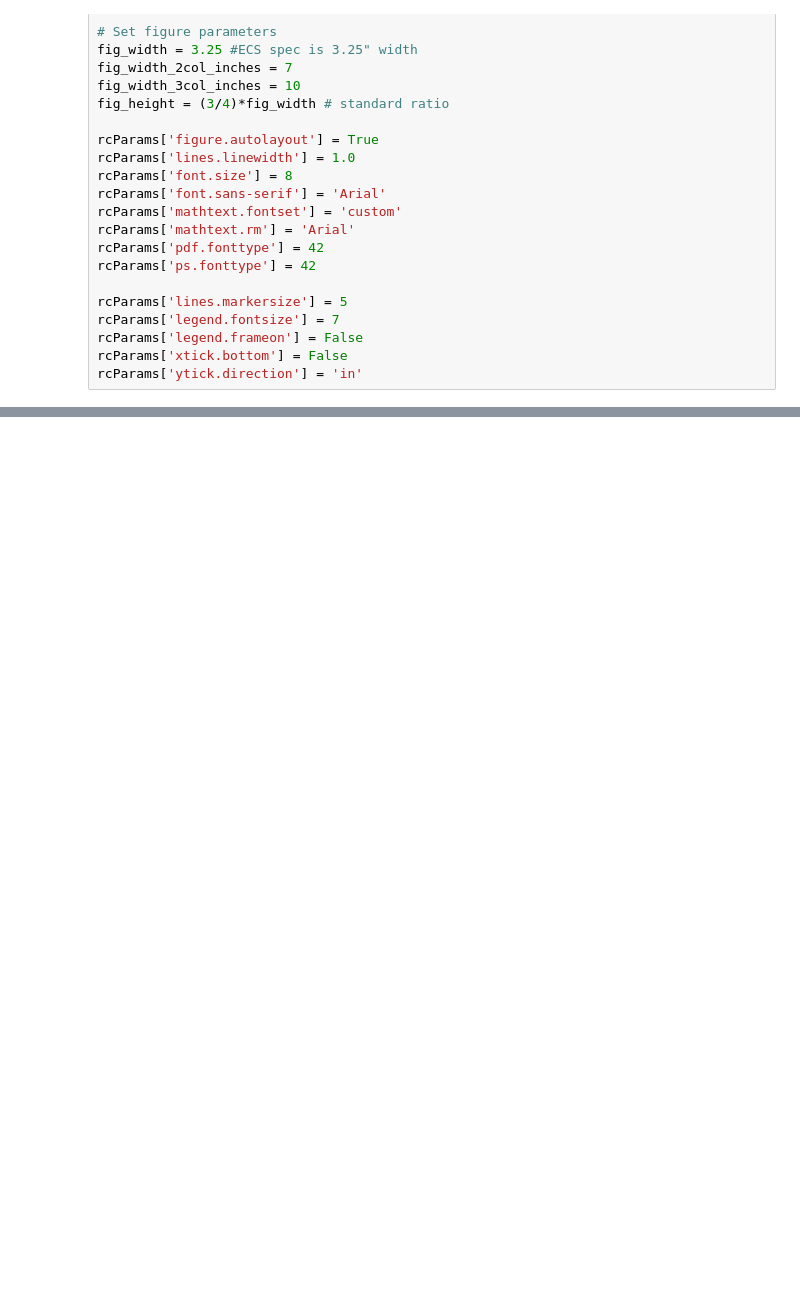
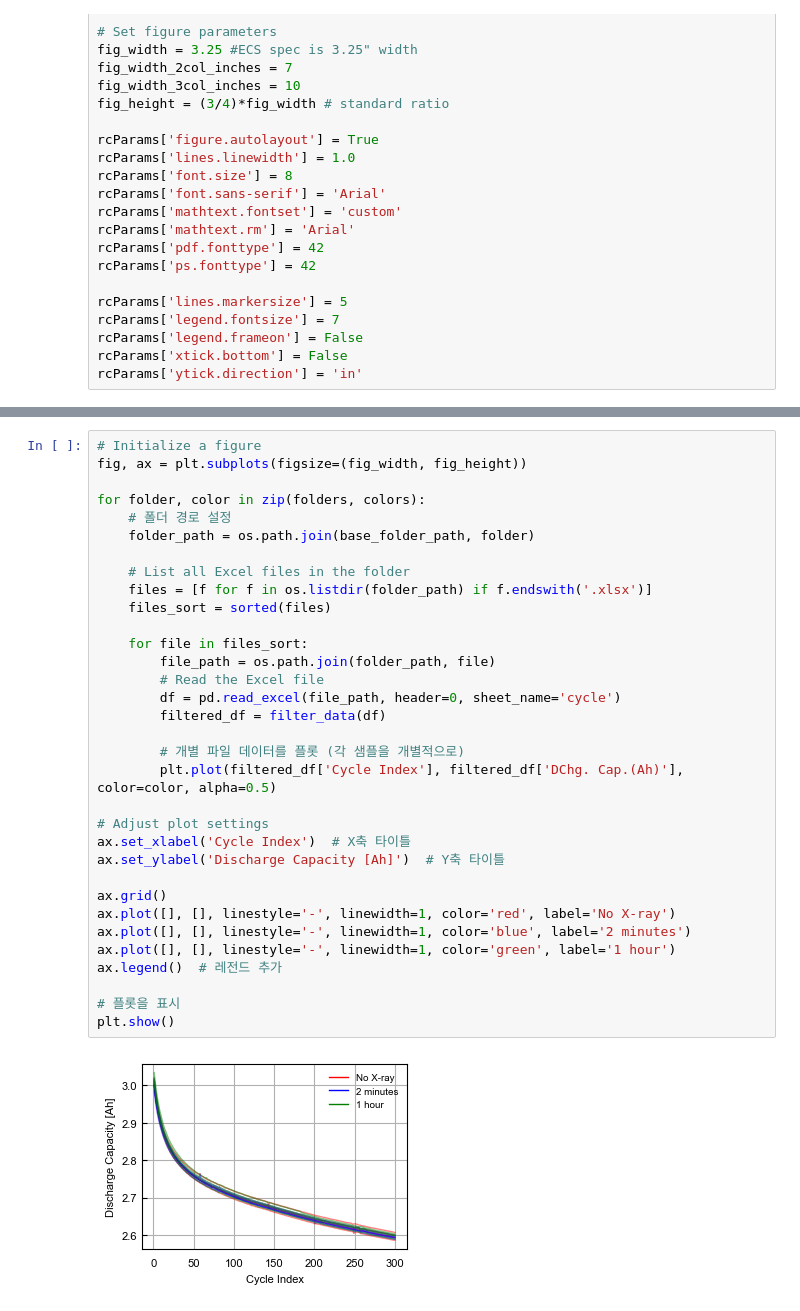
Before and after one commit to jinhongm-umich/X-ray-influence, a Jupyter notebook: Clean Fig3 300 cycles.ipynb, the cells around one changed output, grey strips where cells are left out. Drawn from its saved outputs; the diff is of its cells as text; blank space fills up the shorter version.

```diff
--- a/Clean Fig3 300 cycles.ipynb
+++ b/Clean Fig3 300 cycles.ipynb
@@ -96,0 +97,35 @@ plt.show()
+# %%
+# Initialize a figure
+fig, ax = plt.subplots(figsize=(fig_width, fig_height))
+
+for folder, color in zip(folders, colors):
+    # 폴더 경로 설정
+    folder_path = os.path.join(base_folder_path, folder)
+
+    # List all Excel files in the folder
+    files = [f for f in os.listdir(folder_path) if f.endswith('.xlsx')]
+    files_sort = sorted(files)
+
+    for file in files_sort:
+        file_path = os.path.join(folder_path, file)
+        # Read the Excel file
+        df = pd.read_excel(file_path, header=0, sheet_name='cycle')
+        filtered_df = filter_data(df)
+
+        # 개별 파일 데이터를 플롯 (각 샘플을 개별적으로)
+        plt.plot(filtered_df['Cycle Index'], filtered_df['DChg. Cap.(Ah)'], color=color, alpha=0.5)
+
+# Adjust plot settings
+ax.set_xlabel('Cycle Index')  # X축 타이틀
+ax.set_ylabel('Discharge Capacity [Ah]')  # Y축 타이틀
+
+ax.grid()
+ax.plot([], [], linestyle='-', linewidth=1, color='red', label='No X-ray')
+ax.plot([], [], linestyle='-', linewidth=1, color='blue', label='2 minutes')
+ax.plot([], [], linestyle='-', linewidth=1, color='green', label='1 hour')
+ax.legend()  # 레전드 추가
+
+# 플롯을 표시
+plt.show()
+# %% [output]
+[figure, added]
```
Also changed, not shown: parts of 1 cell of this notebook, 27 other files.
